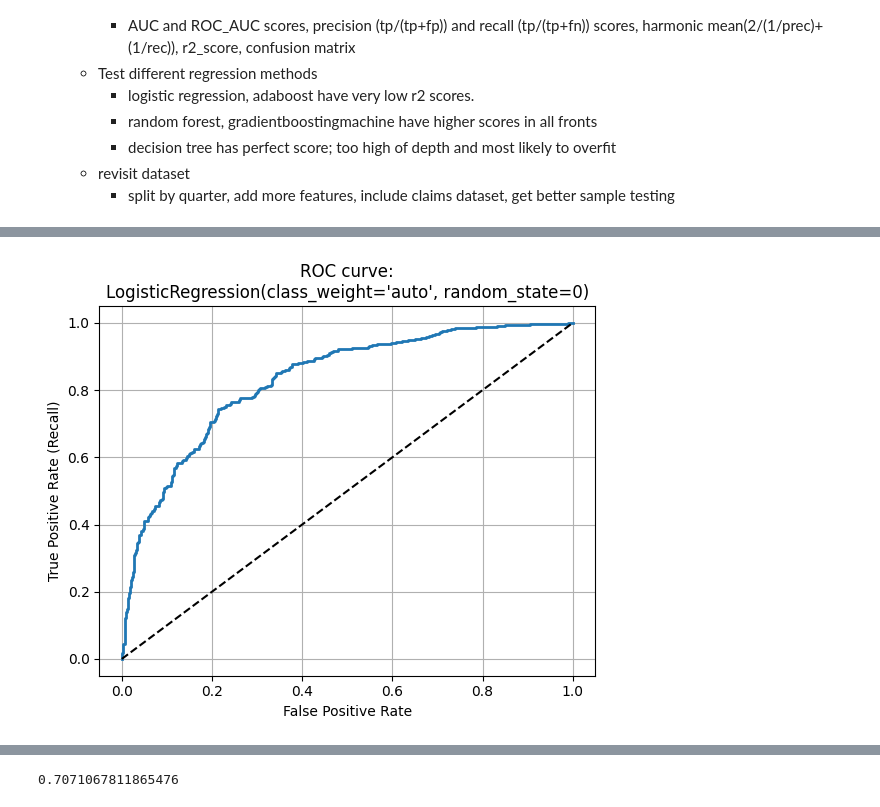
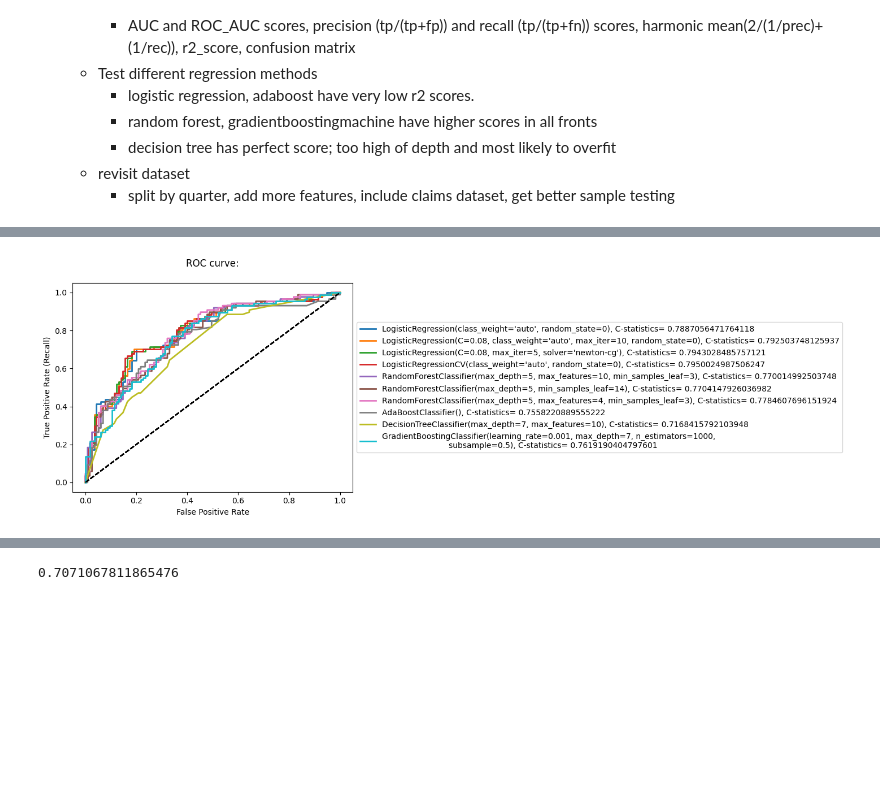
Before and after one commit to hanjosep/explore_cms, a Jupyter notebook: data analysis/analyze_harm.ipynb, the cells around one changed output, grey strips where cells are left out. Saved outputs shown, nothing was run; the diff lists cells and outputs as text; code cells hidden in the pictures; blank space fills up the shorter version.

Commit message:
added test split, tuned parameters, edit features

```diff
--- a/data analysis/analyze_harm.ipynb
+++ b/data analysis/analyze_harm.ipynb
@@ -534,5 +534,9 @@ summ_rand_joined
 # rename the Y into 1 (not sure why esrd was the only column that was labeled as 0 and Y)
 summ_feed_joined = summ_op_joined.append(summ_rand_joined).reset_index(drop = True)
 summ_feed_joined['BENE_ESRD_IND'] = summ_feed_joined['BENE_ESRD_IND'].replace('Y','1')
+
+# 9/28
+summ_feed_joined.BENE_ESRD_IND = summ_feed_joined.BENE_ESRD_IND.astype(int)
+# Counter(summ_feed_joined.BENE_ESRD_IND)
 Counter(summ_feed_joined.BENE_ESRD_IND)
 # %% [output]
@@ -676,3 +769,9 @@ Update 9/27
         - decision tree has perfect score; too high of depth and most likely to overfit
     - revisit dataset
         - split by quarter, add more features, include claims dataset, get better sample testing
+# %%
+from sklearn.linear_model import SGDClassifier
+# X = [[0., 0.], [1., 1.]]
+# y = [0, 1]
+clf = SGDClassifier(loss="hinge", penalty="l2", max_iter=5)
+clf.fit(X, y)
@@ -679,51 +801,89 @@ Update 9/27
 # %%
 # from sklearn.metrics import roc_curve
+from sklearn.linear_model import LinearRegression
 from matplotlib import pyplot as plt
 from sklearn.metrics import confusion_matrix
 from sklearn.metrics import precision_score, recall_score, f1_score
+from sklearn.model_selection import train_test_split
+from sklearn.metrics import accuracy_score
+from sklearn.metrics import PrecisionRecallDisplay
+from sklearn.metrics import average_precision_score, brier_score_loss, \
+    log_loss, roc_auc_score
+from sklearn.metrics import explained_variance_score, mean_absolute_error, \
+    mean_squared_error, median_absolute_error, r2_score
+
 def plot_roc_curve(fpr,tpr, label = None):
     plt.plot(fpr,tpr, linewidth = 2, label = label)
     plt.plot([0,1],[0,1], 'k--')
     plt.xlabel('False Positive Rate')
     plt.ylabel('True Positive Rate (Recall)')
     plt.grid()
-
+X_train, X_val, y_train, y_val = train_test_split(X,y, random_state = 0)
 # fpr,t
 # regression comparison
-regression_list = [LogisticRegression(random_state= 0, class_weight="auto"),LogisticRegressionCV(random_state= 0, class_weight="auto"),
-                RandomForestClassifier(max_features=10, max_depth=10, min_samples_leaf=3),AdaBoostClassifier(),DecisionTreeClassifier(),GradientBoostingClassifier()]
+# Best: 0.752557 using {'max_depth': 5, 'max_features': 'sqrt', 'min_samples_leaf': 14, 'n_estimators': 100}
 
-regscores = pd.DataFrame({'Name':[], 'aoc_score':[], 'roc_auc_score':[],'r2_score':[],'accuracy':[], 'precision':[],'recall':[], 'f1':[]})
+regression_list = [LogisticRegression(random_state= 0, class_weight="auto"),LogisticRegression(random_state= 0,C = 0.08, penalty ='l2',max_iter = 10, class_weight="auto",solver='lbfgs'),LogisticRegression(C= 0.08, penalty= 'l2', solver= 'newton-cg', max_iter = 5),LogisticRegressionCV(random_state= 0, class_weight="auto"),
+                RandomForestClassifier(max_features=10, max_depth=5, min_samples_leaf=3),
+                RandomForestClassifier(max_features='sqrt', max_depth=5, min_samples_leaf=14, n_estimators=100),
+                RandomForestClassifier(max_features=4,n_estimators=100, max_depth=5, min_samples_leaf=3),AdaBoostClassifier(),DecisionTreeClassifier(max_depth=7, max_features=10),GradientBoostingClassifier(learning_rate= 0.001, max_depth= 7, n_estimators= 1000, subsample= 0.5)]
+regscores = pd.DataFrame({'Name':[], 'auc_score':[], 'roc_auc_score':[],'r2_score':[],'accuracy':[], 'precision':[],'recall':[], 'f1':[]})
 # regscores.loc[0] = ['b',3,4,1,2]
 regscores
 i =0
 for clf in regression_list:
     print('\n')
     print(clf)
-    clf.fit(X,y)
-    false_positive_rate, true_positive_rate, thresholds = roc_curve(y, clf.predict_proba(X)[:,1])
+    clf.fit(X_train,y_train)
+    # try:
+    false_positive_rate, true_positive_rate, thresholds = roc_curve(y_val, clf.predict_proba(X_val)[:,1])
+    # except:
+    #     false_positive_rate, true_positive_rate, thresholds = (1,1,1)
+    # plt.show()
 
-    plot_roc_curve(false_positive_rate, true_positive_rate)
-    plt.title('ROC curve:\n'+ str( clf))
-    plt.show()
+    # display = PrecisionRecallDisplay.from_estimator(
+    #     clf, X_val, y_val, name=str(clf)
+    # )
+    # _ = display.ax_.set_title("2-class Precision-Recall curve")
+
     auc_temp = auc(false_positive_rate, true_positive_rate)
-    rocauc_temp = roc_auc_score(y, clf.predict(X))
-    r2_temp = r2_score(y, clf.predict(X))
-    score_temp = clf.score(X,y)
-    print('area under the curve:',auc(false_positive_rate, true_positive_rate))
-    print('receiving operating characteristic auc score:',roc_auc_score(y, clf.predict(X)))
-    print('r2 score:',r2_score(y, clf.predict(X)))
-    print('general accuracy:', clf.score(X,y))
+    plot_roc_curve(false_positive_rate, true_positive_rate, label = str(clf) + ', C-statistics= '+ str(auc_temp))
+    plt.title('ROC curve:\n')
 
-    cmatrix_temp = confusion_matrix(y, clf.predict(X))
+    y_pred = clf.predict(X_val)
+    rocauc_temp = roc_auc_score(y_val, y_pred)
+    r2_temp = r2_score(y_val, y_pred)
+    print(efron_rsquare(y_val, y_pred))
+    # score_temp = clf.score(X_val, y_pred)
+    score_temp = accuracy_score(y_val, y_pred)
+    # clf.score()
+    print('area under the curve:',auc_temp)
+    print('receiving operating characteristic auc score:',rocauc_temp)
+    print('r2 score:',r2_temp)
+    print('general accuracy:', score_temp)
+
+    cmatrix_temp = confusion_matrix(y_val, y_pred=y_pred)
     print('confusion matrix:\n', cmatrix_temp)
-    prec_temp = precision_score(y, clf.predict(X))
-    recall_temp = recall_score(y, clf.predict(X))
-    f1_temp = f1_score(y, clf.predict(X))
+    prec_temp = precision_score(y_val, y_pred)
+    recall_temp = recall_score(y_val, y_pred)
+    f1_temp = f1_score(y_val, y_pred)
     print('precision:',prec_temp, 'recall:',recall_temp, 'f1(harmonic mean):',f1_temp)
+    m_names = [
+    'average_precision_score', 'brier_score_loss',
+    'log_loss', 'roc_auc_score',
+    'explained_variance_score', 'mean_absolute_error',
+    'mean_squared_error', 'median_absolute_error', 'r2_score'
+    ]
+    metrics = [average_precision_score, brier_score_loss, log_loss, roc_auc_score,
+            explained_variance_score, mean_absolute_error, mean_squared_error, median_absolute_error, r2_score]
+    for n, m in zip(m_names, metrics):
+        print('{:.5f} : {}'.format(m(y_val, y_pred), n))
     regscores.loc[i] = [str(clf),auc_temp,rocauc_temp,r2_temp,score_temp,prec_temp,recall_temp,f1_temp]
     i+=1
+plt.legend(loc='center left', bbox_to_anchor=(1, 0.5))
 
+plt.show()
+# plt.legend()
 regscores
 # %% [output]
 LogisticRegression(class_weight='auto', random_state=0)
@@ -730 +930 @@ LogisticRegression(class_weight='auto', random_state=0)
-[figure, old version]
+[figure, new version]
```
Also changed, not shown: parts of 35 cells of this notebook.
